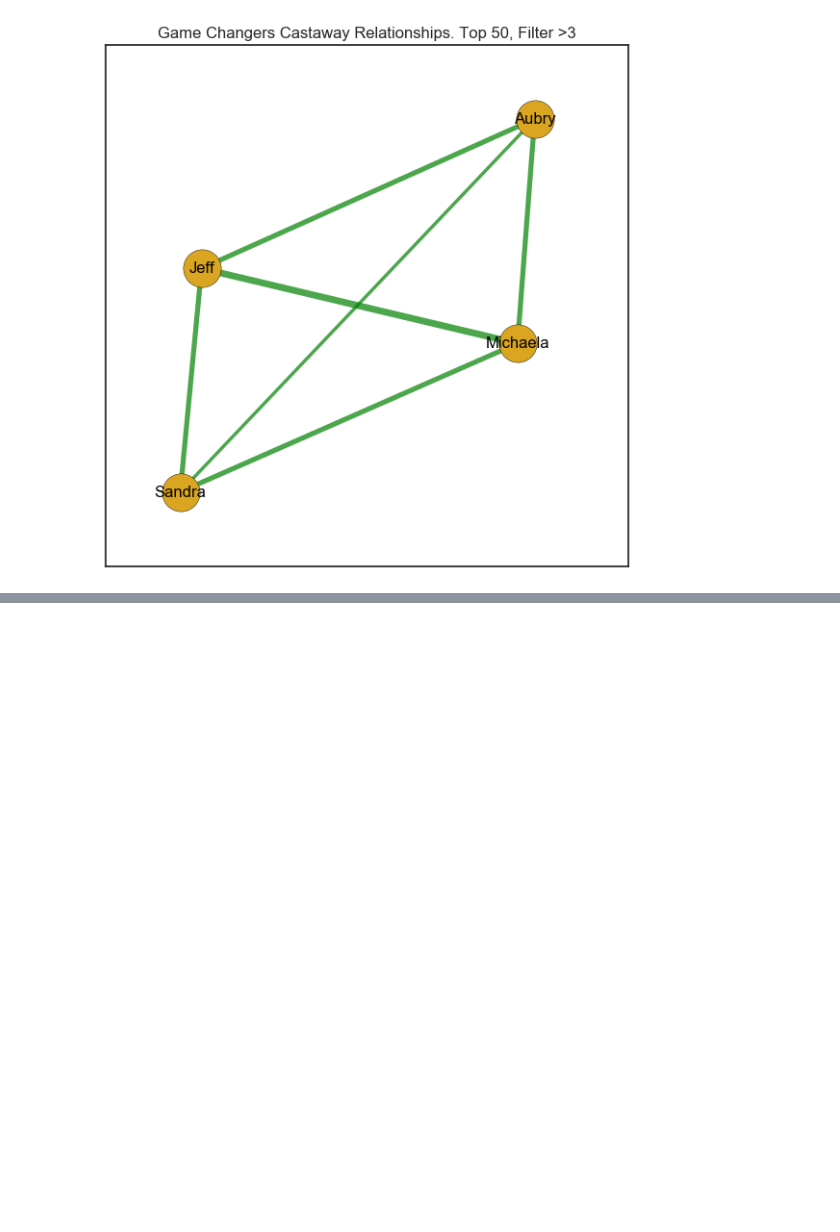
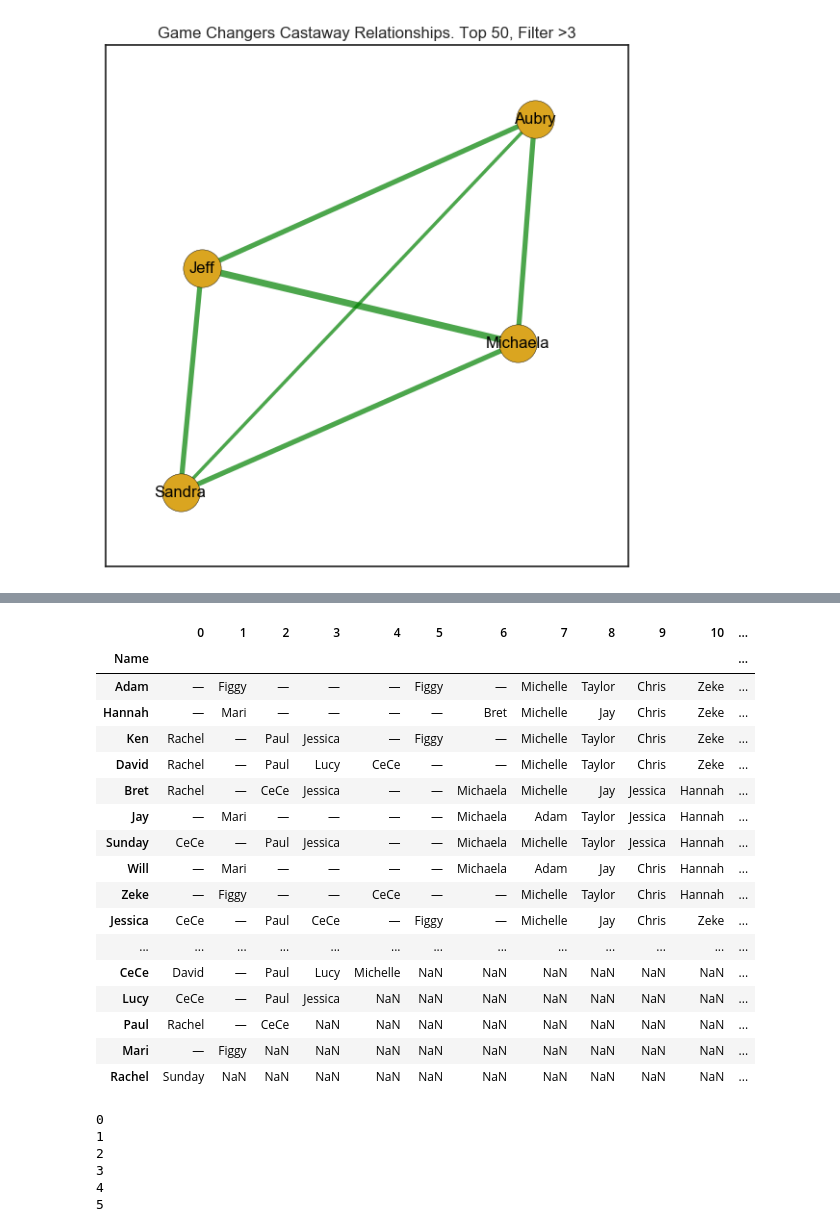
Before and after one commit to piocalderon/survivor-alliance-analysis, a Jupyter notebook: Survivor Alliance Network.ipynb, the cells around one changed output, grey strips where cells are left out. Drawn from its saved outputs; the diff is of its cells as text; code cells hidden in the pictures; blank space fills up the shorter version.

```diff
--- a/Survivor Alliance Network.ipynb
+++ b/Survivor Alliance Network.ipynb
@@ -39,7 +39,7 @@ def extract_voting_table_as_df(link):
     contestants = []
     for voter in names:
         contestants.append(process(voter.text))
-    #print(len(contestants))
+    #print(contestants)
 
     no_vote = ['Quit', 'Evacuated']
     # we will convert this list into a pandas df
@@ -74,8 +74,16 @@ def extract_voting_table_as_df(link):
     # remove columns which represent no voting: evacuated or quit
     del_cols = []
     for i in dd.columns:
+        #print(dd[i].values)
         if ('Evacuated' in dd[i].values) or ('Quit' in dd[i].values):
             del_cols.append(i)
+            continue
+        for ind,j in enumerate(dd[i].values):
+            if j in contestants:
+                break
+            if ind==len(dd[i])-1:
+                del_cols.append(i)
+    #print(del_cols)
     dd=dd.drop(del_cols,axis=1)
 
     return dd
@@ -88,7 +96,7 @@ seasons = ['Borneo', 'The Australian Outback', 'Africa', 'Marquesas', 'Thailand'
            'Worlds Apart', 'Cambodia', 'Kaôh Rōng', 'Millennials vs. Gen X',
            'Game Changers']
 
-extract_voting_table_as_df(turn_to_url(seasons[-8]))
+#caramoan = extract_voting_table_as_df(turn_to_url(seasons[-8]))
 # %%
 def return_affiliation_df(dd):
     """
@@ -419,0 +466,35 @@ Game Changers
+# %%
+mil = extract_voting_table_as_df(turn_to_url(seasons[-2]))
+# %%
+mil
+# %% [output]
+|  | 0 | 1 | 2 | 3 | 4 | 5 | 6 | 7 | 8 | 9 | 10 | ... |
+| Name |  |  |  |  |  |  |  |  |  |  |  | ... |
+| Adam | — | Figgy | — | — | — | Figgy | — | Michelle | Taylor | Chris | Zeke | ... |
+| Hannah | — | Mari | — | — | — | — | Bret | Michelle | Jay | Chris | Zeke | ... |
+| Ken | Rachel | — | Paul | Jessica | — | Figgy | — | Michelle | Taylor | Chris | Zeke | ... |
+| David | Rachel | — | Paul | Lucy | CeCe | — | — | Michelle | Taylor | Chris | Zeke | ... |
+| Bret | Rachel | — | CeCe | Jessica | — | — | Michaela | Michelle | Jay | Jessica | Hannah | ... |
+| Jay | — | Mari | — | — | — | — | Michaela | Adam | Taylor | Jessica | Hannah | ... |
+| Sunday | CeCe | — | Paul | Jessica | — | — | Michaela | Michelle | Taylor | Jessica | Hannah | ... |
+| Will | — | Mari | — | — | — | — | Michaela | Adam | Jay | Chris | Hannah | ... |
+| Zeke | — | Figgy | — | — | CeCe | — | — | Michelle | Taylor | Chris | Hannah | ... |
+| Jessica | CeCe | — | Paul | CeCe | — | Figgy | — | Michelle | Jay | Chris | Zeke | ... |
+| ... | ... | ... | ... | ... | ... | ... | ... | ... | ... | ... | ... | ... |
+| CeCe | David | — | Paul | Lucy | Michelle | NaN | NaN | NaN | NaN | NaN | NaN | ... |
+| Lucy | CeCe | — | Paul | Jessica | NaN | NaN | NaN | NaN | NaN | NaN | NaN | ... |
+| Paul | Rachel | — | CeCe | NaN | NaN | NaN | NaN | NaN | NaN | NaN | NaN | ... |
+| Mari | — | Figgy | NaN | NaN | NaN | NaN | NaN | NaN | NaN | NaN | NaN | ... |
+| Rachel | Sunday | NaN | NaN | NaN | NaN | NaN | NaN | NaN | NaN | NaN | NaN | ... |
+# %%
+for i in range(10):
+    if i > 5:
+        break
+    print(i)
+# %% [output]
+0
+1
+2
+3
+4
+5
```
Also changed, not shown: parts of 6 cells of this notebook, 21 other files.
